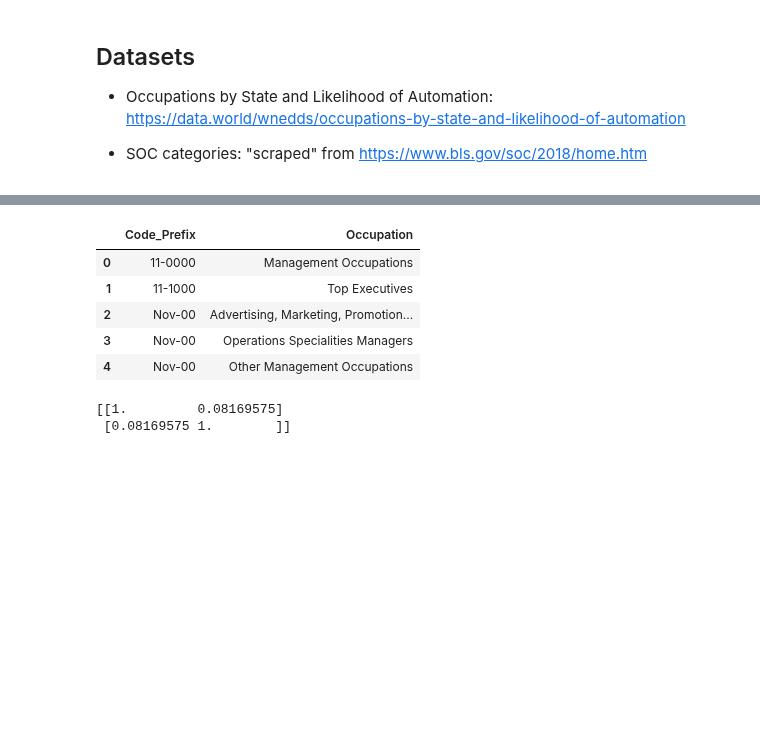
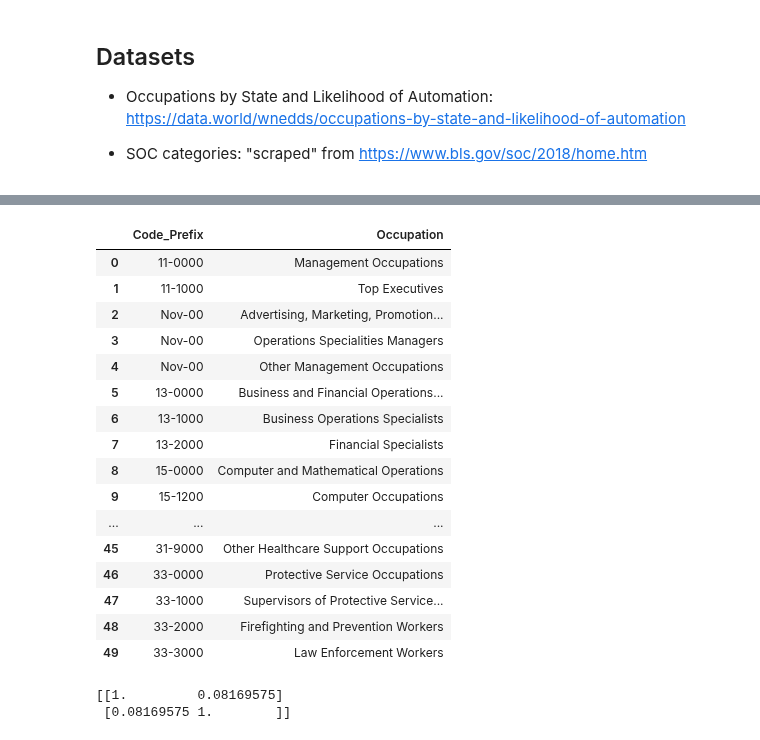
Before and after one commit to COGS108/group11_sp20, a Jupyter notebook: eda_occ_by_state.ipynb, the cells around one changed output, grey strips where cells are left out. Drawn from its saved outputs; the diff is of its cells as text; code cells hidden in the pictures; blank space fills up the shorter version.

```diff
--- a/eda_occ_by_state.ipynb
+++ b/eda_occ_by_state.ipynb
@@ -59,13 +47,24 @@ data
 # %%
 soc.rename(columns={'  Occupation':'Occupation'}, inplace=True)
 # %%
-soc.head()
+soc.head(50)
 # %% [output]
 |  | Code_Prefix | Occupation |
 | 0 | 11-0000 | Management Occupations |
 | 1 | 11-1000 | Top Executives |
 | 2 | Nov-00 | Advertising, Marketing, Promotion... |
 | 3 | Nov-00 | Operations Specialities Managers |
 | 4 | Nov-00 | Other Management Occupations |
+| 5 | 13-0000 | Business and Financial Operations... |
+| 6 | 13-1000 | Business Operations Specialists |
+| 7 | 13-2000 | Financial Specialists |
+| 8 | 15-0000 | Computer and Mathematical Operations |
+| 9 | 15-1200 | Computer Occupations |
+| ... | ... | ... |
+| 45 | 31-9000 | Other Healthcare Support Occupations |
+| 46 | 33-0000 | Protective Service Occupations |
+| 47 | 33-1000 | Supervisors of Protective Service... |
+| 48 | 33-2000 | Firefighting and Prevention Workers |
+| 49 | 33-3000 | Law Enforcement Workers |
 # %%
 data.sort_values(by=['SOC'], inplace=True)
```
Also changed, not shown: parts of 23 cells of this notebook.
